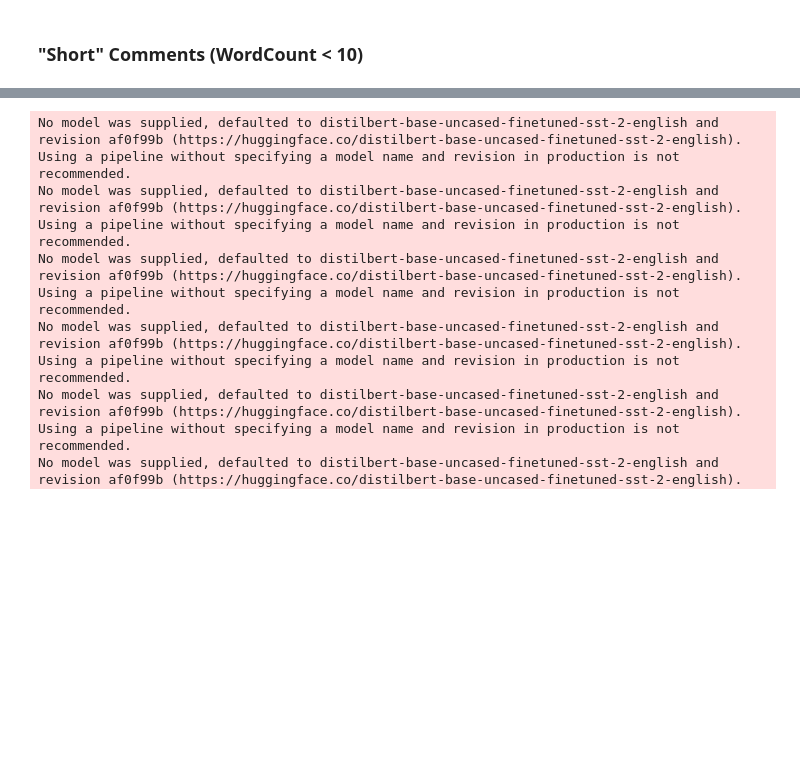
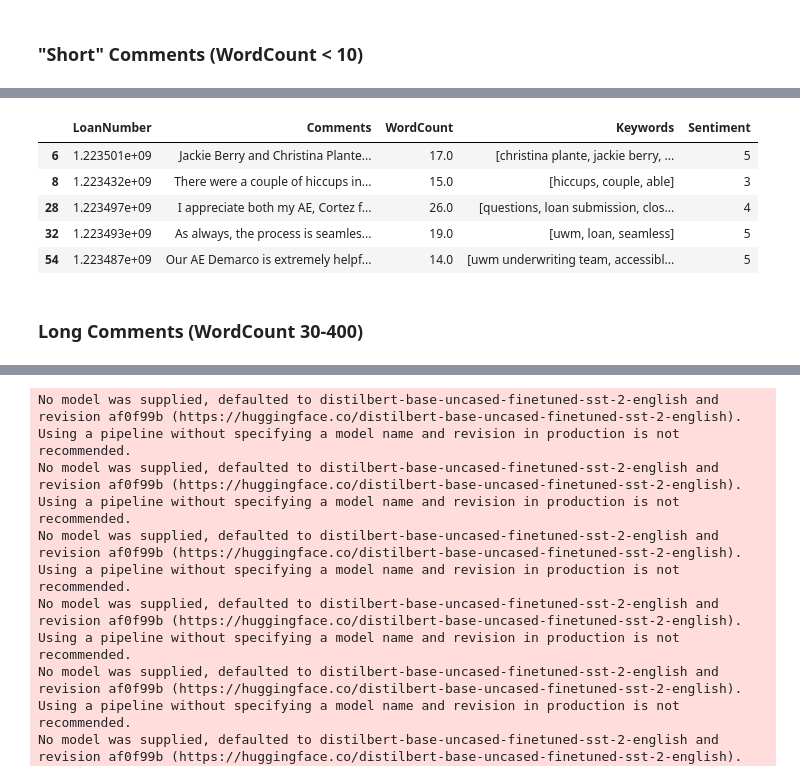
Before and after one commit to leah-apking/project3.1, a Jupyter notebook: PKE.ipynb, the cells around one changed output, grey strips where cells are left out. Cells and saved outputs as stored; diff of their text form; code cells hidden in the pictures; blank space fills up the shorter version.

```diff
--- a/PKE.ipynb
+++ b/PKE.ipynb
@@ -135,0 +206,17 @@ dtype: int64
+# %%
+def pke_extract3(text):
+
+  extractor = pke.unsupervised.TopicRank()
+
+  extractor.load_document(input=text, language='en')
+
+  extractor.candidate_selection()
+
+  extractor.candidate_weighting()
+
+  return extractor.get_n_best(n=3, stemming=False)
+
+
+nps_med['Keywords'] = nps_med['Comments'].apply(pke_extract3)
+
+nps_med['Sentiment'] = nps_med['Comments'].apply(get_sentiment)
@@ -135,0 +234,6 @@ dtype: int64
+# %%
+nps_med['Keywords'] = nps_med['Keywords'].astype(str)
+nps_med['Sentiment'] = nps_med['Sentiment'].astype(str)
+
+nps_med['Keywords'] = nps_med['Keywords'].apply(clean_keywords)
+nps_med['Sentiment'] = nps_med['Sentiment'].apply(clean_sentiment)
@@ -135,0 +267,11 @@ dtype: int64
+# %%
+nps_med.head()
+# %% [output]
+|  | LoanNumber | Comments | WordCount | Keywords | Sentiment |
+| 6 | 1.223501e+09 | Jackie Berry and Christina Plante... | 17.0 | [christina plante, jackie berry, ... | 5 |
+| 8 | 1.223432e+09 | There were a couple of hiccups in... | 15.0 | [hiccups, couple, able] | 3 |
+| 28 | 1.223497e+09 | I appreciate both my AE, Cortez f... | 26.0 | [questions, loan submission, clos... | 4 |
+| 32 | 1.223493e+09 | As always, the process is seamles... | 19.0 | [uwm, loan, seamless] | 5 |
+| 54 | 1.223487e+09 | Our AE Demarco is extremely helpf... | 14.0 | [uwm underwriting team, accessibl... | 5 |
+# %% [markdown]
+### Long Comments (WordCount 30-400)
```
Also changed, not shown: parts of 31 cells of this notebook.
